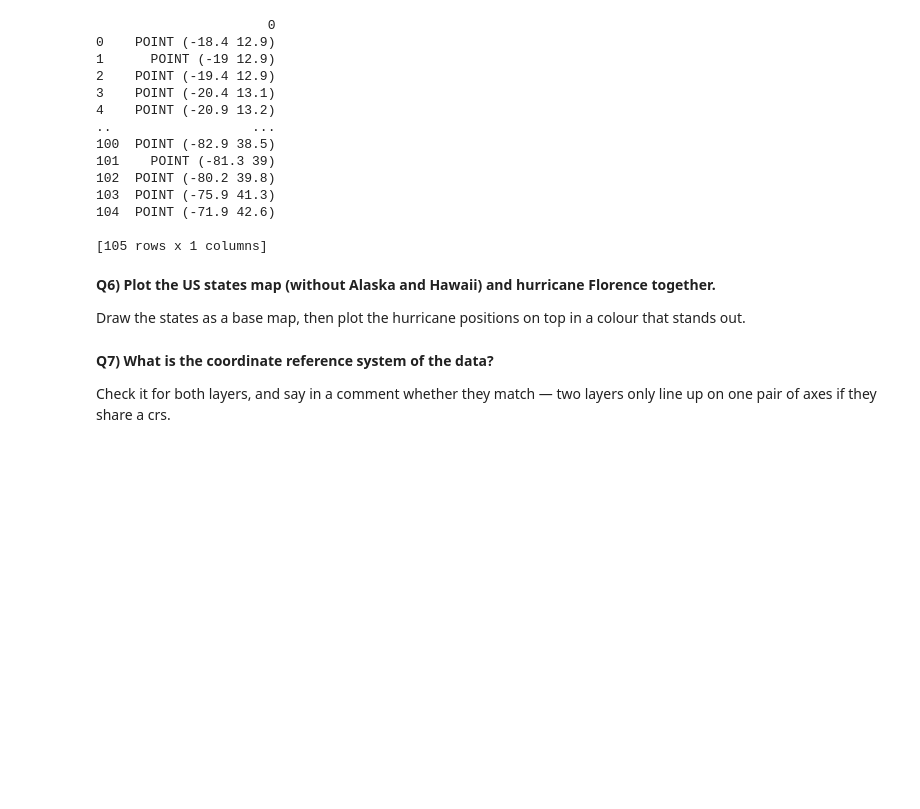
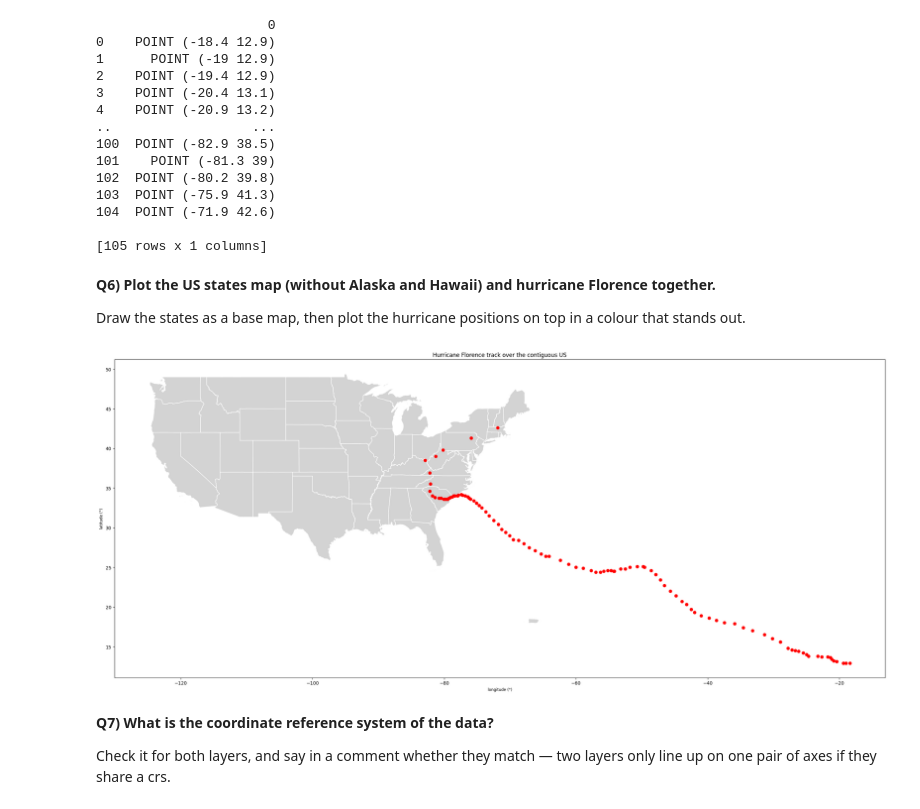
Before and after one commit to Anialuchi/2026_Intro_Python, a Jupyter notebook: 1.6-geospatial-vector-data-environmental-exercises.ipynb, the cells around one changed output. Cells and saved outputs as stored; diff of their text form; code cells hidden in the pictures; blank space fills up the shorter version.

```diff
--- a/1.6-geospatial-vector-data-environmental-exercises.ipynb
+++ b/1.6-geospatial-vector-data-environmental-exercises.ipynb
@@ -180,3 +181,26 @@ out.
+# %%
+# Plot to see the hurricane overlay the US map, with the hurricane position on top
+#state = state[~state.NAME.isin(["Alaska", "Hawaii"])]
+#print(state) #verification
+
+# Plot to see the hurricane overlay the US map, with the hurricane position on top
+state = state[~state.NAME.isin(["Alaska", "Hawaii"])]
+
+fig, ax = plt.subplots(figsize=(30, 20)) #2plots donc utilisation de sub
+
+# base map: the states
+state.plot(ax=ax, color="lightgray",edgecolor="white")
+#ax=ax => crée deux plot l'un sur l'autre
+
+# on top: the hurricane positions (Long = x, Lat = y)
+florence.plot(kind="scatter", x="Long", y="Lat", ax=ax, color="red", s=40)
+
+ax.set_xlabel("longitude (°)")
+ax.set_ylabel("latitude (°)")
+ax.set_title("Hurricane Florence track over the US")
+plt.show()
+# %% [output]
+[figure, added]
 # %% [markdown]
 **Q7) What is the coordinate reference system of the data?**
 
```
Also changed, not shown: parts of 3 cells of this notebook.
